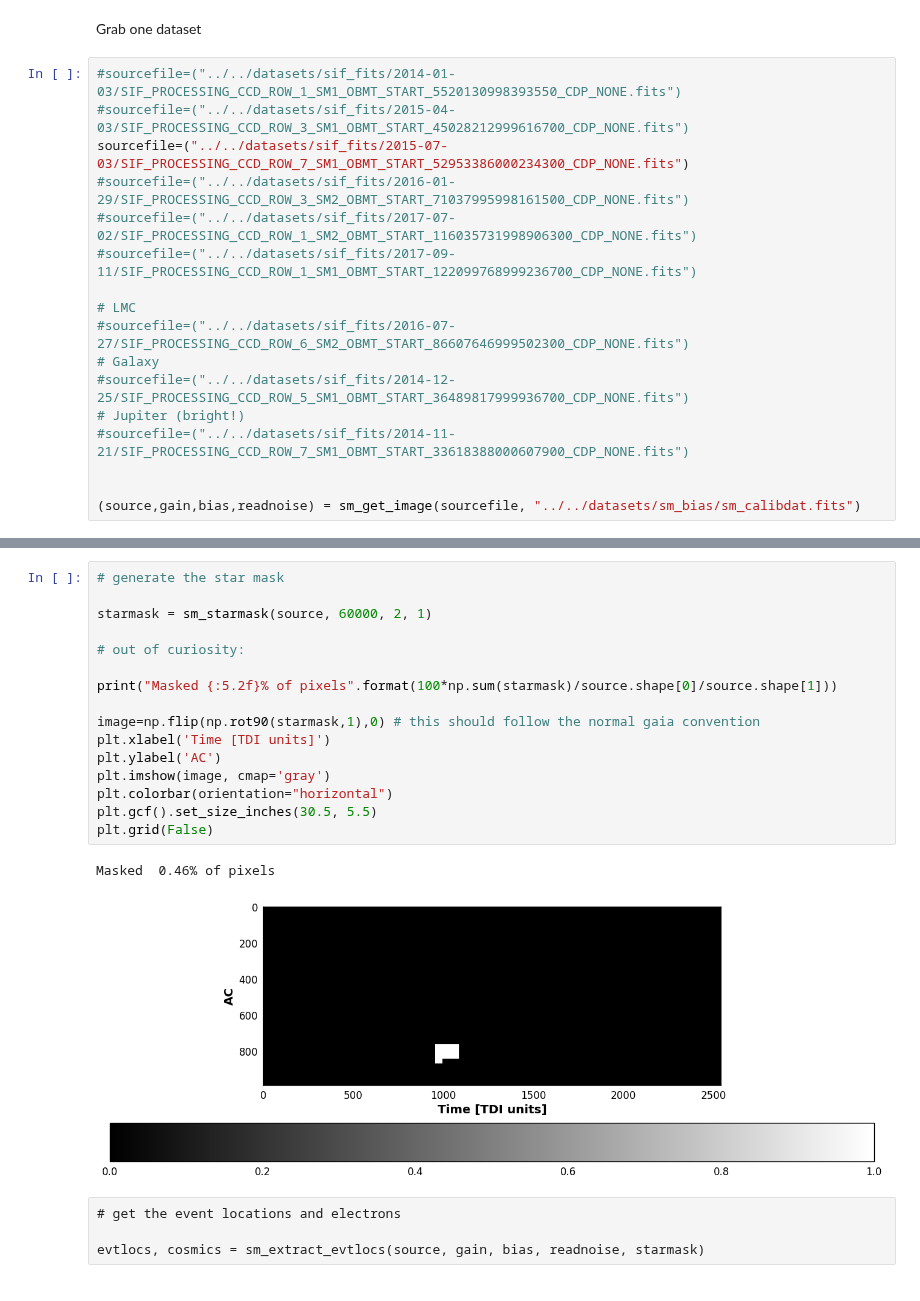
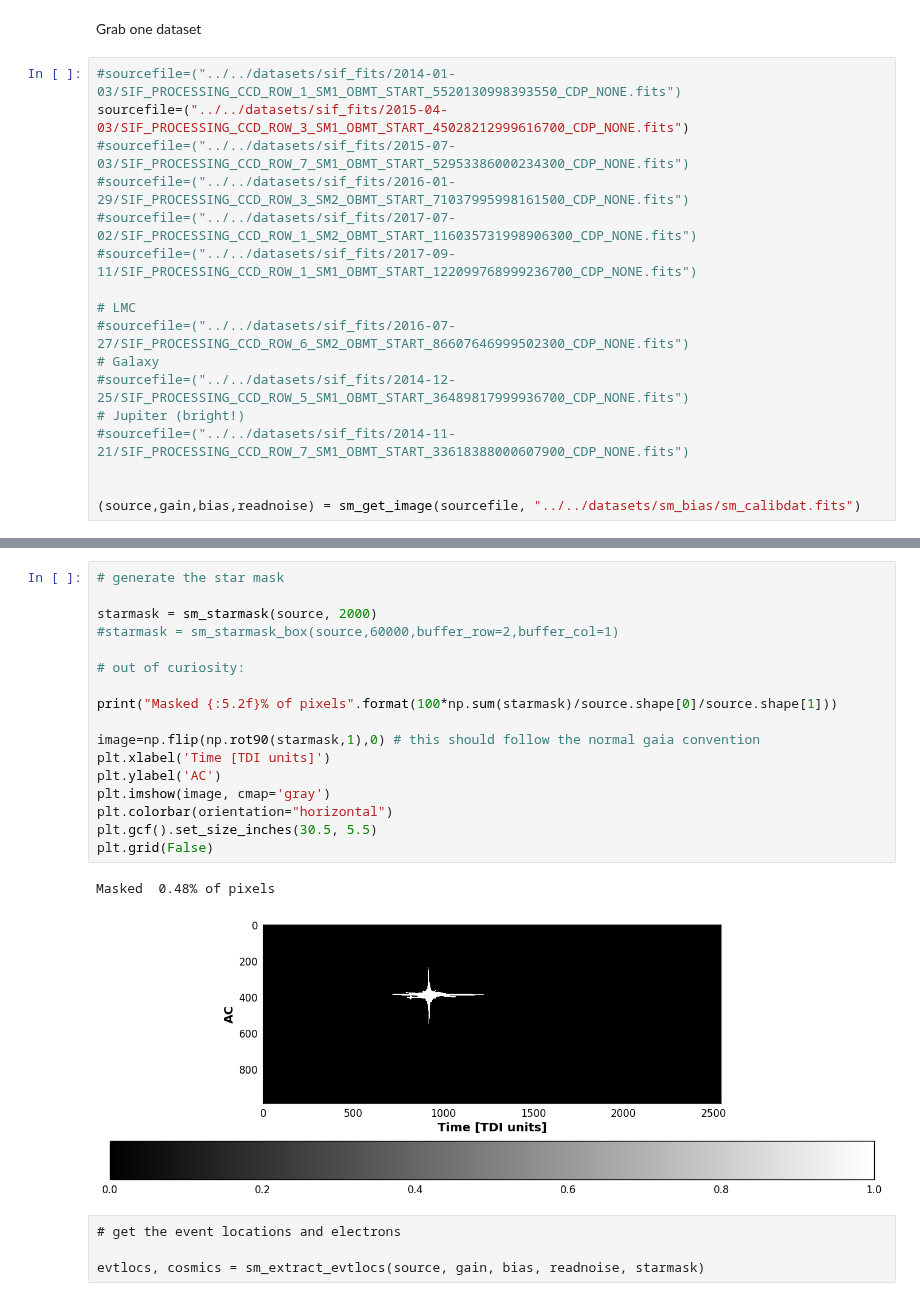
Before and after one commit to asierabreu/cosmics, a Jupyter notebook: analysis/sm_sif/sm_chain.ipynb, the cells around one changed output, grey strips where cells are left out. Cells and saved outputs as stored; diff of their text form.

```diff
--- a/analysis/sm_sif/sm_chain.ipynb
+++ b/analysis/sm_sif/sm_chain.ipynb
@@ -21,8 +21,8 @@ from extraction_sm import *
 Grab one dataset
 # %%
 #sourcefile=("../../datasets/sif_fits/2014-01-03/SIF_PROCESSING_CCD_ROW_1_SM1_OBMT_START_5520130998393550_CDP_NONE.fits")
-#sourcefile=("../../datasets/sif_fits/2015-04-03/SIF_PROCESSING_CCD_ROW_3_SM1_OBMT_START_45028212999616700_CDP_NONE.fits")
-sourcefile=("../../datasets/sif_fits/2015-07-03/SIF_PROCESSING_CCD_ROW_7_SM1_OBMT_START_52953386000234300_CDP_NONE.fits")
+sourcefile=("../../datasets/sif_fits/2015-04-03/SIF_PROCESSING_CCD_ROW_3_SM1_OBMT_START_45028212999616700_CDP_NONE.fits")
+#sourcefile=("../../datasets/sif_fits/2015-07-03/SIF_PROCESSING_CCD_ROW_7_SM1_OBMT_START_52953386000234300_CDP_NONE.fits")
 #sourcefile=("../../datasets/sif_fits/2016-01-29/SIF_PROCESSING_CCD_ROW_3_SM2_OBMT_START_71037995998161500_CDP_NONE.fits")
 #sourcefile=("../../datasets/sif_fits/2017-07-02/SIF_PROCESSING_CCD_ROW_1_SM2_OBMT_START_116035731998906300_CDP_NONE.fits")
 #sourcefile=("../../datasets/sif_fits/2017-09-11/SIF_PROCESSING_CCD_ROW_1_SM1_OBMT_START_122099768999236700_CDP_NONE.fits")
@@ -52,22 +52,23 @@ plt.grid(False)
 # %%
 # generate the star mask
 
-starmask = sm_starmask(source, 60000, 2, 1)
+starmask = sm_starmask(source, 2000)
+#starmask = sm_starmask_box(source,60000,buffer_row=2,buffer_col=1)
 
 # out of curiosity:
 
 print("Masked {:5.2f}% of pixels".format(100*np.sum(starmask)/source.shape[0]/source.shape[1]))
 
 image=np.flip(np.rot90(starmask,1),0) # this should follow the normal gaia convention
 plt.xlabel('Time [TDI units]')
 plt.ylabel('AC')
 plt.imshow(image, cmap='gray')
 plt.colorbar(orientation="horizontal")
 plt.gcf().set_size_inches(30.5, 5.5)
 plt.grid(False)
 # %% [output]
-Masked  0.46% of pixels
+Masked  0.48% of pixels
-[figure, old version]
+[figure, new version]
 # %% [raw]
 # get the event locations and electrons
 
```
Also changed, not shown: parts of 17 cells of this notebook, 4 other files.
